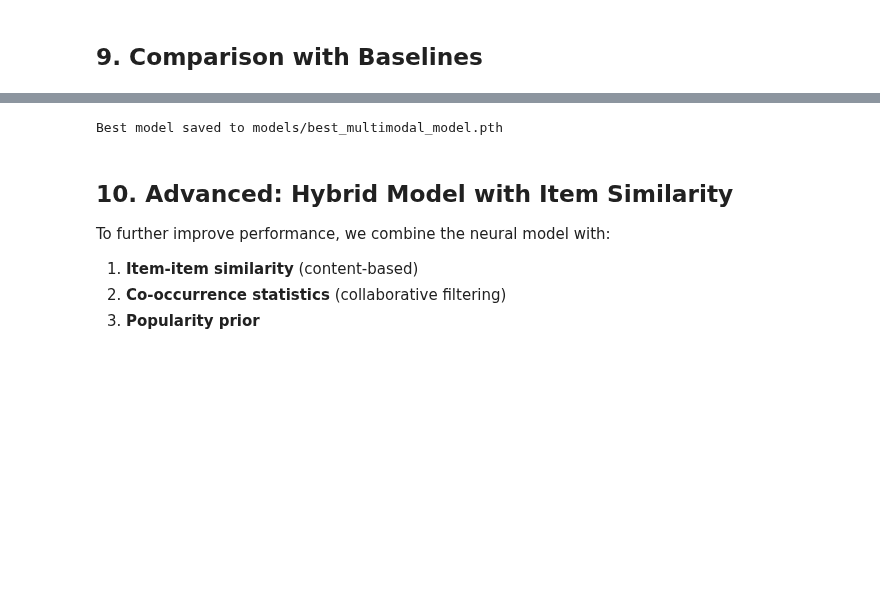
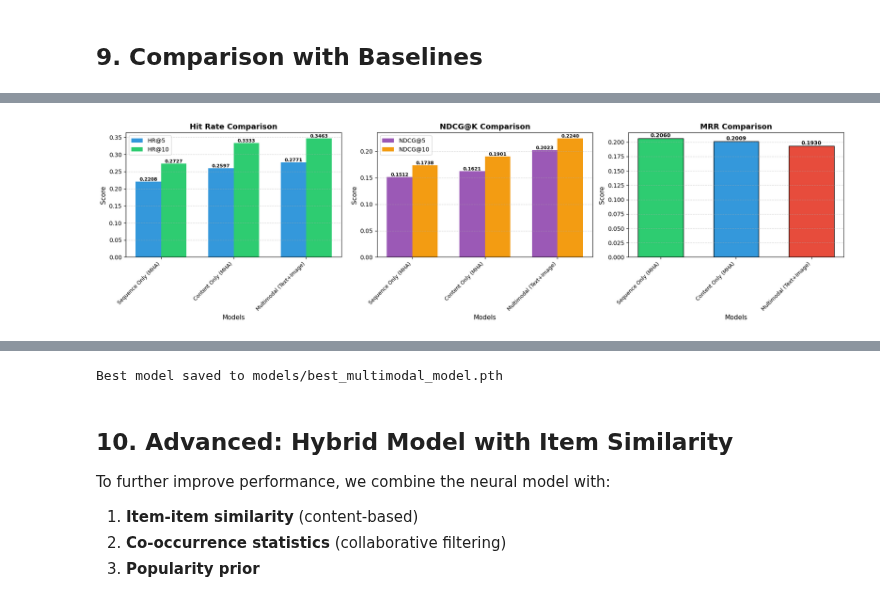
Before and after one commit to 23092003e/A-Fashion-Recommendation-System-via-Sequence-Mining-on-Social-Media-, a Jupyter notebook: Interaction_sequence_content_image.ipynb, the cells around one changed output, grey strips where cells are left out. Cells and saved outputs as stored; diff of their text form; code cells hidden in the pictures; blank space fills up the shorter version.

```diff
--- a/Interaction_sequence_content_image.ipynb
+++ b/Interaction_sequence_content_image.ipynb
@@ -567,8 +612,8 @@ pass
 # %%
 # Baseline results from previous experiments
 baselines = {
-    'Sequence Only (MHA)': {'HR@5': 0.2208, 'HR@10': 0.2727, 'MRR': 0.2060},
-    'Content Only (MHA)': {'HR@5': 0.2597, 'HR@10': 0.3333, 'MRR': 0.2009},
+    'Sequence Only (MHA)': {'HR@5': 0.2208, 'HR@10': 0.2727, 'MRR': 0.2060, 'NDCG@5': 0.1512, 'NDCG@10': 0.1738},
+    'Content Only (MHA)': {'HR@5': 0.2597, 'HR@10': 0.3333, 'MRR': 0.2009, 'NDCG@5': 0.1621, 'NDCG@10': 0.1901},
 }
 
 # Combine all results
@@ -576,11 +621,11 @@ all_results = {**baselines, **results}
 
 # Create comparison DataFrame
 df_results = pd.DataFrame(all_results).T
-df_results = df_results[['HR@5', 'HR@10', 'MRR']]
+df_results = df_results[['HR@5', 'HR@10', 'NDCG@5', 'NDCG@10', 'MRR']]
 
-print("\n" + "="*70)
+print("\n" + "="*80)
 print("COMPARISON OF ALL MODELS")
-print("="*70)
+print("="*80)
 print(df_results.to_string())
-print("="*70)
+print("="*80)
 # %% [output]
@@ -627,3 +640,71 @@ plt.show()
+# %%
+# Visualization
+fig, axes = plt.subplots(1, 3, figsize=(18, 5))
+
+models = df_results.index.tolist()
+x = np.arange(len(models))
+width = 0.35
+colors = ['#2ecc71', '#3498db', '#e74c3c', '#9b59b6']
+
+# Plot 1: Hit Rate (HR@5, HR@10)
+ax1 = axes[0]
+bars1 = ax1.bar(x - width/2, df_results['HR@5'], width, label='HR@5', color='#3498db')
+bars2 = ax1.bar(x + width/2, df_results['HR@10'], width, label='HR@10', color='#2ecc71')
+
+ax1.set_xlabel('Models', fontsize=11)
+ax1.set_ylabel('Score', fontsize=11)
+ax1.set_title('Hit Rate Comparison', fontsize=13, fontweight='bold')
+ax1.set_xticks(x)
+ax1.set_xticklabels(models, rotation=45, ha='right', fontsize=9)
+ax1.legend()
+ax1.grid(axis='y', linestyle='--', alpha=0.5)
+
+for bars in [bars1, bars2]:
+    for bar in bars:
+        ax1.annotate(f'{bar.get_height():.4f}',
+                    (bar.get_x() + bar.get_width()/2, bar.get_height()),
+                    ha='center', va='bottom', fontsize=8, fontweight='bold')
+
+# Plot 2: NDCG (NDCG@5, NDCG@10)
+ax2 = axes[1]
+bars3 = ax2.bar(x - width/2, df_results['NDCG@5'], width, label='NDCG@5', color='#9b59b6')
+bars4 = ax2.bar(x + width/2, df_results['NDCG@10'], width, label='NDCG@10', color='#f39c12')
+
+ax2.set_xlabel('Models', fontsize=11)
+ax2.set_ylabel('Score', fontsize=11)
+ax2.set_title('NDCG@K Comparison', fontsize=13, fontweight='bold')
+ax2.set_xticks(x)
+ax2.set_xticklabels(models, rotation=45, ha='right', fontsize=9)
+ax2.legend()
+ax2.grid(axis='y', linestyle='--', alpha=0.5)
+
+for bars in [bars3, bars4]:
+    for bar in bars:
+        ax2.annotate(f'{bar.get_height():.4f}',
+                    (bar.get_x() + bar.get_width()/2, bar.get_height()),
+                    ha='center', va='bottom', fontsize=8, fontweight='bold')
+
+# Plot 3: MRR
+ax3 = axes[2]
+bars5 = ax3.bar(x, df_results['MRR'], width=0.6, color=colors[:len(models)], edgecolor='black')
+
+ax3.set_xlabel('Models', fontsize=11)
+ax3.set_ylabel('Score', fontsize=11)
+ax3.set_title('MRR Comparison', fontsize=13, fontweight='bold')
+ax3.set_xticks(x)
+ax3.set_xticklabels(models, rotation=45, ha='right', fontsize=9)
+ax3.grid(axis='y', linestyle='--', alpha=0.5)
+
+for bar in bars5:
+    ax3.annotate(f'{bar.get_height():.4f}',
+                (bar.get_x() + bar.get_width()/2, bar.get_height()),
+                ha='center', va='bottom', fontsize=9, fontweight='bold')
+
+plt.tight_layout()
+plt.savefig('results/multimodal_comparison.png', dpi=150, bbox_inches='tight')
+plt.show()
+# %% [output]
+[figure, added]
 # %%
 # Calculate improvements
 best_model = df_results['HR@10'].idxmax()
```
Also changed, not shown: parts of 11 cells of this notebook, 22 other files.
